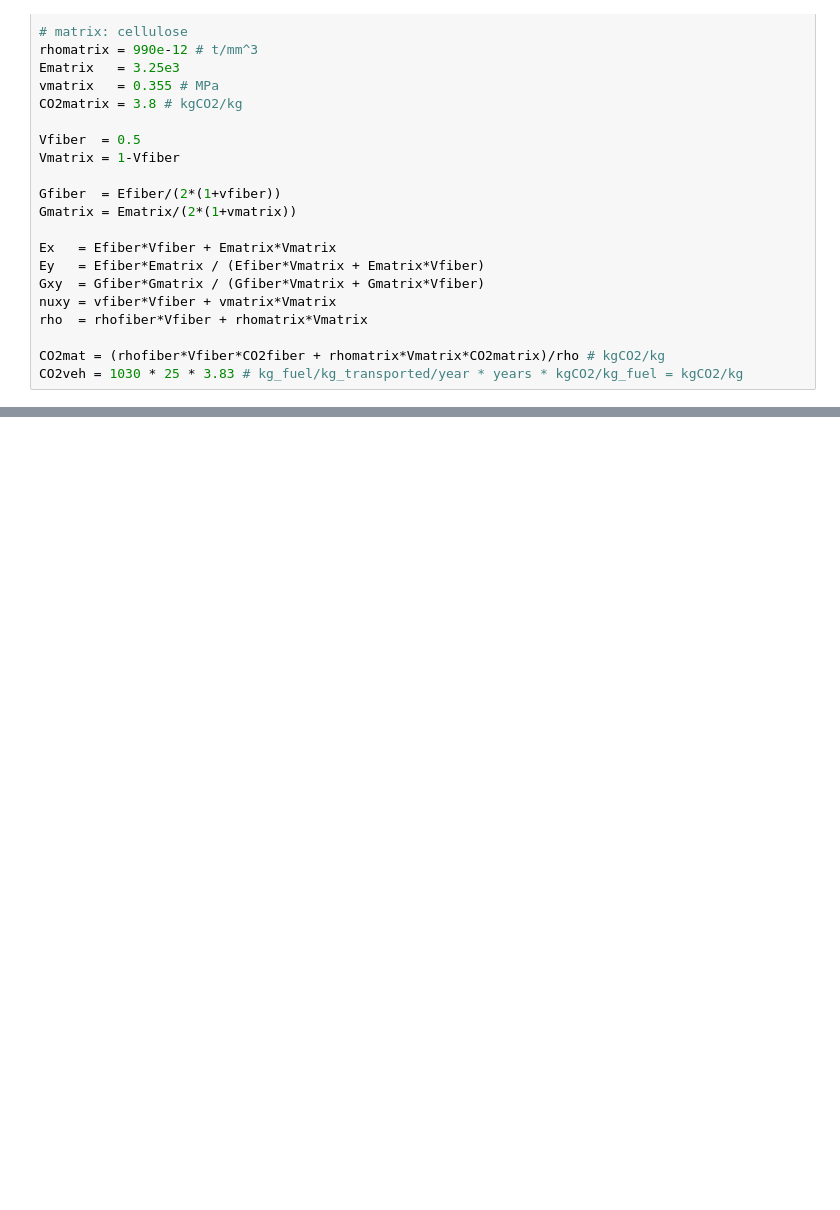
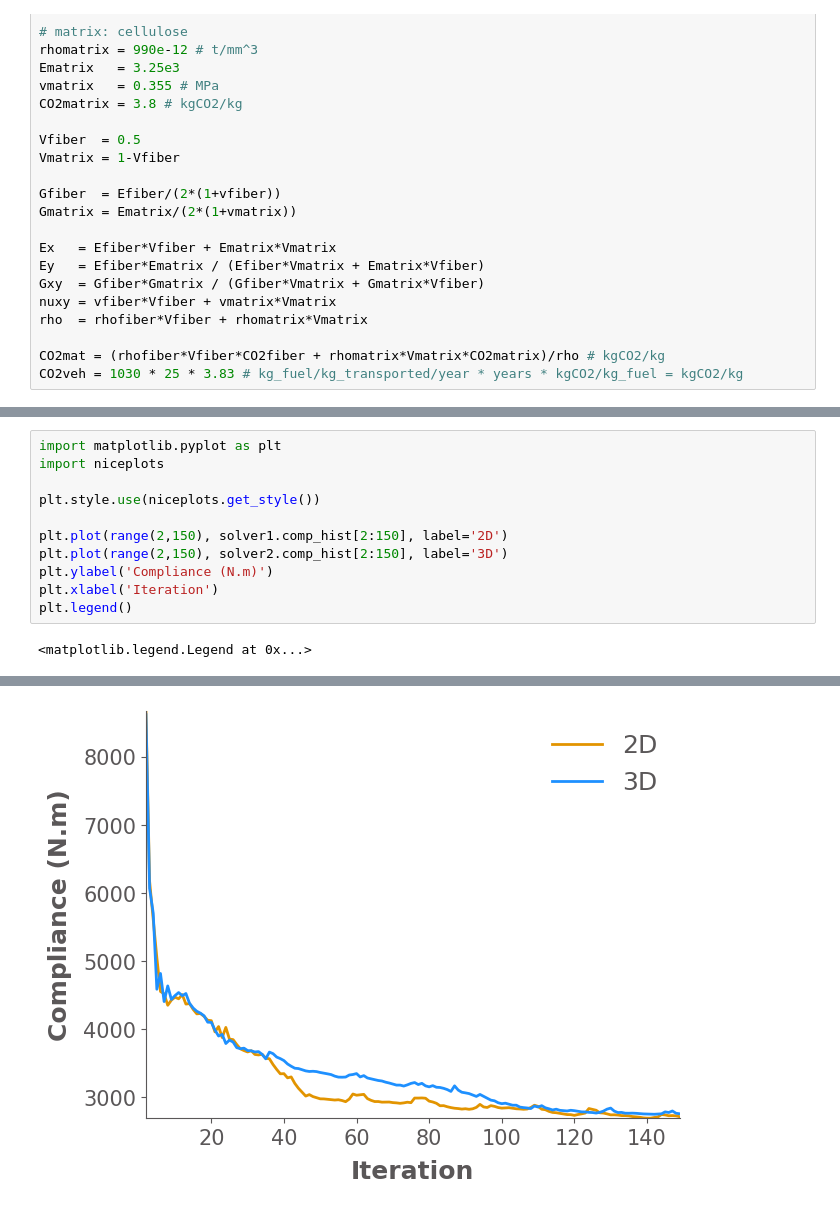
Before and after one commit to mid2SUPAERO/SOMP_Ansys, a Jupyter notebook: SimpleExample.ipynb, the cells around one changed output, grey strips where cells are left out. Saved outputs shown, nothing was run; the diff lists cells and outputs as text; blank space fills up the shorter version.

```diff
--- a/SimpleExample.ipynb
+++ b/SimpleExample.ipynb
@@ -131,0 +128,13 @@ CO2 footprint: 2580.48 kgCO2
+# %%
+import matplotlib.pyplot as plt
+import niceplots
+
+plt.style.use(niceplots.get_style())
+
+plt.plot(range(2,150), solver1.comp_hist[2:150], label='2D')
+plt.plot(range(2,150), solver2.comp_hist[2:150], label='3D')
+plt.ylabel('Compliance (N.m)')
+plt.xlabel('Iteration')
+plt.legend()
+# %% [output]
+<matplotlib.legend.Legend at 0x...>
@@ -131,0 +158 @@ CO2 footprint: 2580.48 kgCO2
+[figure, added]
```
Also changed, not shown: parts of 6 cells of this notebook, 4 other files.
